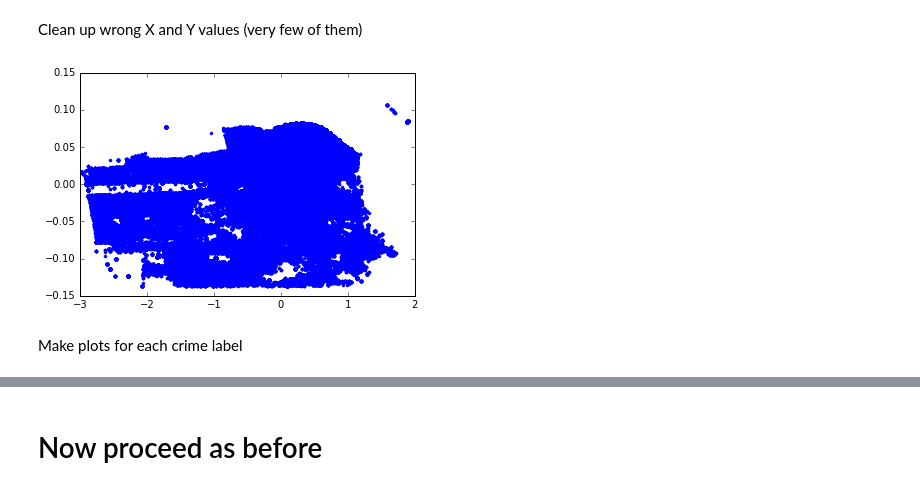
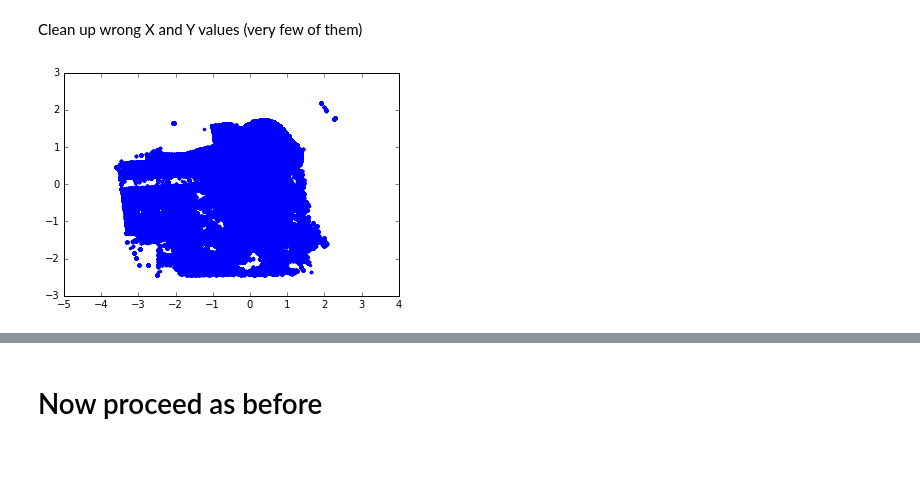
Before and after one commit to kyleiwaniec/w207_Kaggle, a Jupyter notebook: crimeSF_NN_logodds_hierarchy_Jackson.ipynb, the cells around one changed output, grey strips where cells are left out. Saved outputs shown, nothing was run; the diff lists cells and outputs as text; code cells hidden in the pictures; blank space fills up the shorter version.

```diff
--- a/crimeSF_NN_logodds_hierarchy_Jackson.ipynb
+++ b/crimeSF_NN_logodds_hierarchy_Jackson.ipynb
@@ -43,15 +42,14 @@ Clean up wrong X and Y values (very few of them)
 # %%
 xy_scaler=preprocessing.StandardScaler()
 xy_scaler.fit(trainDF[["X","Y"]])
 trainDF[["X","Y"]]=xy_scaler.transform(trainDF[["X","Y"]])
 trainDF=trainDF[abs(trainDF["Y"])<100]
 trainDF.index=range(len(trainDF))
 plt.plot(trainDF["X"],trainDF["Y"],'.')
+plt.axis('equal')
 plt.show()
 # %% [output]
-[figure, old version]
+[figure, new version]
-# %% [markdown]
-Make plots for each crime label
 # %%
 trainDF.shape
 # %% [output]
```
Also changed, not shown: parts of 37 cells of this notebook, 11 other files.
